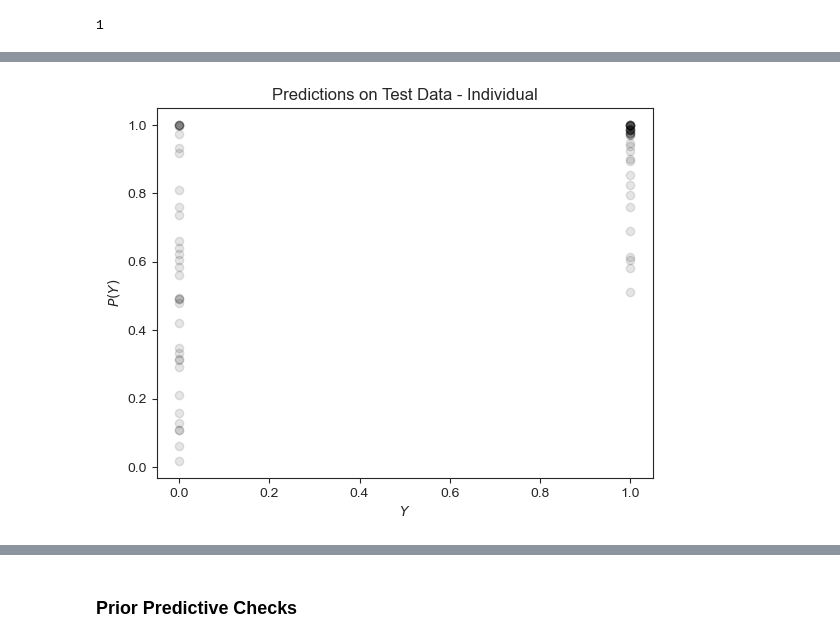
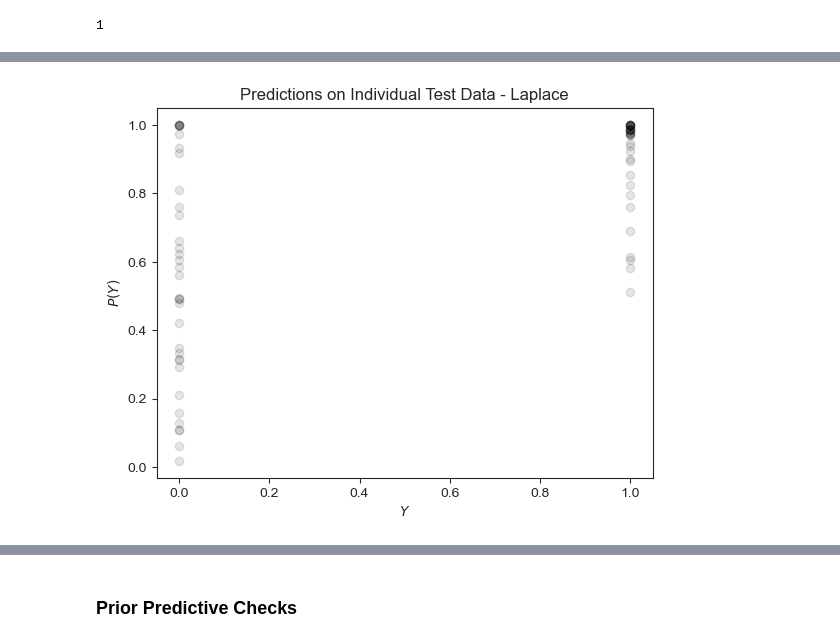
Before and after one commit to CamLunn/Bayesian-Logistic-Regression-Kidney-Disease, a Jupyter notebook: model_notebook_1.ipynb, the cells around one changed output, grey strips where cells are left out. Cells and saved outputs as stored; diff of their text form; code cells hidden in the pictures.

Commit message:
Updates to summary plots. Cleaning up code

```diff
--- a/model_notebook_1.ipynb
+++ b/model_notebook_1.ipynb
@@ -107,5 +129,5 @@ plt.show()
 # %%
-def prepare_and_save_data(test_individuals=['disease2B', 'normal4'], normalization='z-score', region=False):
+def prepare_and_save_data(test_individuals=['disease2B', 'normal4'], normalization='z-score', region=False, n_genes=-1):
     # Option 0: Remove test subjects from the data
     if len(test_individuals) > 0:
         test_ROIs = meta_df[meta_df['slide name'].isin(test_individuals)]['ROI'].values
@@ -121,7 +143,10 @@ def prepare_and_save_data(test_individuals=['disease2B', 'normal4'], normalizati
         test_ROIs = np.concatenate((d_vals, n_vals))
         suffix = '_random_20'
 
-    df = raw_df
+    if n_genes > 0:
+        df = raw_df.sample(n_genes, axis=0)
+    else:
+        df = raw_df
     column_list = [col for col in df.columns if col != 'gene' and sum(df[col]) > 0 and col not in test_ROIs]
     test_column_list = [col for col in df.columns if col != 'gene' and sum(df[col]) > 0 and col in test_ROIs]
 
@@ -189,32 +214,67 @@ print(min(data_indv['region']))
 # %% [output]
 1
 # %%
-def visualize_results(data, test_X, test_Y, suffix='_indv', plot_suffix=''):
+def visualize_results(data, test_X, test_Y, test_regions=[], suffix='_indv', sampling='', model=''):
+    plot_suffix = f' - {model}'
     t_out = pd.read_csv(f"/Users/ethanratliff-crain/opt/anaconda3/envs/stan/bin/cmdstan/output{suffix}.csv",
                         comment='#')
-    t_betas = [t_out[col][0] for col in t_out.columns if 'beta' in col]
+    if 'alpha' in t_out.columns:
+        if abs(t_out['alpha'][0] > 0.0001):
+            print("WARNING: ALPHA SIGNIFICANT")
 
-    scaled = [np.array(t_betas) * x[:] for x in data['X']]
+    if 'Region' in model:
+        t_betas = [[t_out[col][0] for col in t_out.columns if 'beta.1' in col],
+                   [t_out[col][0] for col in t_out.columns if 'beta.2' in col],
+                   [t_out[col][0] for col in t_out.columns if 'beta.3' in col]]
+        scaled = []
+        for i in range(len(data['X'])):
+            scaled.append(np.array(t_betas[data['region'][i]-1]) * data['X'][i][:])
+    else:
+        t_betas = [t_out[col][0] for col in t_out.columns if 'beta' in col]
+        scaled = [np.array(t_betas) * x[:] for x in data['X']]
+
     # z = [t_out['alpha'][0] + sum(s) for s in scaled]
     z = [sum(s) for s in scaled]
     Y_tilde = np.exp(z) / (1 + np.exp(z))
-    print(len(data['Y']))
-    print(len(Y_tilde))
     plt.scatter(data['Y'], Y_tilde, color='k', alpha=0.1, zorder=-10)
     plt.ylabel(r'$P(Y)$')
     plt.xlabel(r'$Y$')
-    plt.title(f"Predictions on Training Data{plot_suffix}")
+    plt.title(f"Predictions on {sampling} Training Data{plot_suffix}")
+    plt.savefig(f"./plots/train_predictions{suffix}.png")
     plt.show()
 
-    scaled = [np.array(t_betas) * x[:] for x in test_X]
+    print(f"Training accuracy{plot_suffix}:")
+    accuracy = []
+    for i in range(len(Y_tilde)):
+        if Y_tilde[i] > 0.5:
+            accuracy.append(1 if data['Y'][i] == 1 else 0)
+        else:
+            accuracy.append(1 if data['Y'][i] == 0 else 0)
+    summary_table = pd.DataFrame({'Y': data['Y'], 'avg. P(Y)': Y_tilde, 'std. P(Y)': Y_tilde, 'P(Y)>0.5': accuracy, 'samples': 1})
+    s_g = summary_table.groupby('Y').agg({'avg. P(Y)': 'mean', 'std. P(Y)': 'std', 'P(Y)>0.5': 'sum', 'samples': 'sum'})
+    s_g.reset_index(inplace=True)
+    s_g['model'] = model
+    s_g['sampling'] = sampling
+    s_g = s_g[['model', 'sampling', 'Y', 'avg. P(Y)', 'std. P(Y)', 'P(Y)>0.5', 'samples']]
+    print(s_g.to_latex(index=False))
+
+    if 'Region' in model:
+        scaled = []
+        for i in range(len(test_X)):
+            scaled.append(np.array(t_betas[test_regions[i]-1]) * data['X'][i][:])
+    else:
+        scaled = [np.array(t_betas) * x[:] for x in test_X]
+
     # z = [t_out['alpha'][0] + sum(s) for s in scaled]
     z = [sum(s) for s in scaled]
-    Y_tilde = np.exp(z) / (1 + np.exp(z))
+    z_capped = [min(100, x) for x in z]
+    Y_tilde = np.exp(z_capped) / (1 + np.exp(z_capped))
     plt.scatter(test_Y, Y_tilde, color='k', alpha=0.1, zorder=-10)
     plt.ylabel(r'$P(Y)$')
     plt.xlabel(r'$Y$')
     # plt.yscale('log')
-    plt.title(f"Predictions on Test Data{plot_suffix}")
+    plt.title(f"Predictions on {sampling} Test Data{plot_suffix}")
+    plt.savefig(f"./plots/test_predictions{suffix}.png")
     plt.show()
 
     accuracy = []
@@ -223,10 +283,19 @@ def visualize_results(data, test_X, test_Y, suffix='_indv', plot_suffix=''):
             accuracy.append(1 if test_Y[i] == 1 else 0)
         else:
             accuracy.append(1 if test_Y[i] == 0 else 0)
-    summary_table = pd.DataFrame({'Y': test_Y, 'P(Y)': Y_tilde, 'accuracy': accuracy, 'samples': 1})
-    s_g = summary_table.groupby('Y').sum()
-    print(s_g)
+    summary_table = pd.DataFrame({'Y': test_Y, 'avg. P(Y)': Y_tilde, 'std. P(Y)': Y_tilde, 'P(Y)>0.5': accuracy, 'samples': 1})
+    s_g = summary_table.groupby('Y').agg({'avg. P(Y)': 'mean', 'std. P(Y)': 'std', 'P(Y)>0.5': 'sum', 'samples': 'sum'})
+    s_g.reset_index(inplace=True)
+    s_g['model'] = model
+    s_g['sampling'] = sampling
+    s_g = s_g[['model', 'sampling', 'Y', 'avg. P(Y)', 'std. P(Y)', 'P(Y)>0.5', 'samples']]
+    print(f"Testing accuracy{plot_suffix}:")
+    print(s_g.to_latex(index=False))
 
-visualize_results(data_indv, test_X_indv, test_Y_indv, suffix='_indv', plot_suffix=' - Individual')
-visualize_results(data_rand, test_X_rand, test_Y_rand, suffix='_random_20', plot_suffix=' - Random')
+visualize_results(data_indv, test_X_indv, test_Y_indv, [], suffix='_indv', sampling='Individual', model='Laplace')
+visualize_results(data_rand, test_X_rand, test_Y_rand, [], suffix='_random_20', sampling='Random', model='Laplace')
+visualize_results(data_indv, test_X_indv, test_Y_indv, [], suffix='_indv_horseshoe', sampling='Individual', model='Horseshoe')
+visualize_results(data_rand, test_X_rand, test_Y_rand, [], suffix='_rand_horseshoe', sampling='Random', model='Horseshoe')
+visualize_results(data_indv, test_X_indv, test_Y_indv, test_region_indv, suffix='_indv_region', sampling='Individual', model='Region+Laplace')
+visualize_results(data_indv, test_X_rand, test_Y_rand, test_region_rand, suffix='_rand_region', sampling='Random', model='Region+Laplace')
 # %% [output]
@@ -236 +312 @@ visualize_results(data_rand, test_X_rand, test_Y_rand, suffix='_random_20', plot
-[figure, old version]
+[figure, new version]
```
Also changed, not shown: parts of 23 cells of this notebook, 29 other files.
